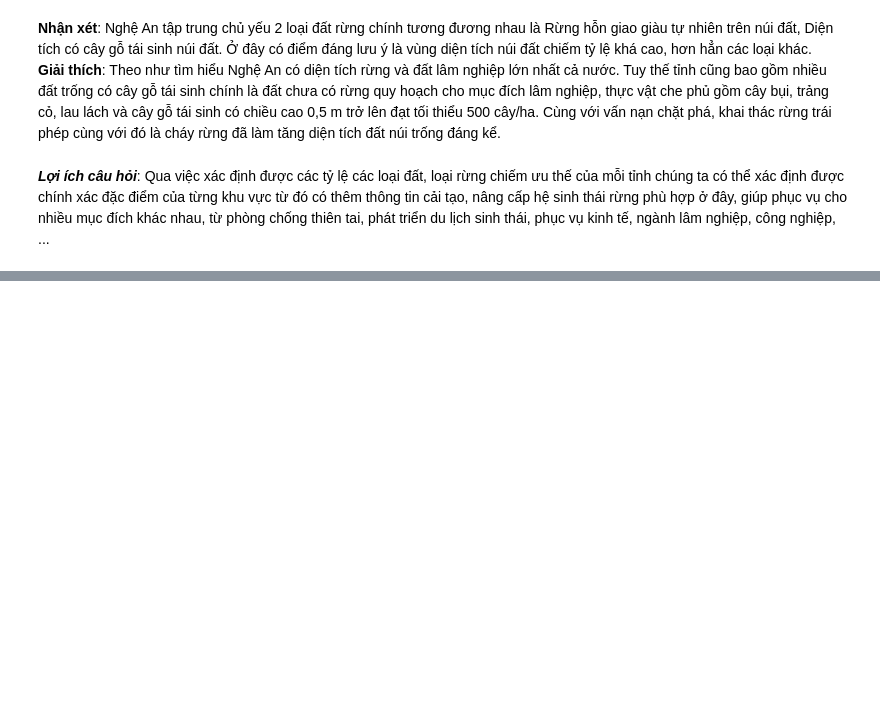
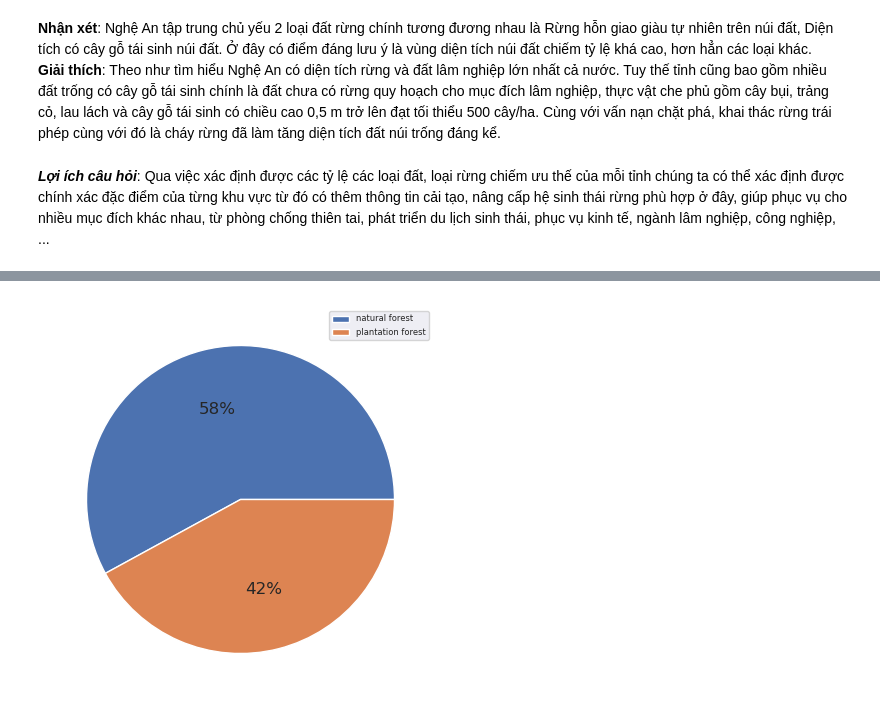
Before and after one commit to LNevaLie/Forest_Vietnam_Management_P4DS, a Jupyter notebook: Forest_Vietnam_Management.ipynb, the cells around one changed output, grey strips where cells are left out. Drawn from its saved outputs; the diff is of its cells as text; code cells hidden in the pictures; blank space fills up the shorter version.

```diff
--- a/Forest_Vietnam_Management.ipynb
+++ b/Forest_Vietnam_Management.ipynb
@@ -498,0 +515,10 @@ plt.show()
+# %%
+# Gom nhóm và đếm số lượng theo ID
+forest_type_df = forest_df.groupby(['Original resources of forest']).count().reset_index(drop=True)
+#Vẽ biểu đồ tròn
+plt.figure(figsize = (5,5))
+plt.pie(list(forest_type_df['ID']), autopct='%1.0f%%')
+plt.legend(labels = ['natural forest', 'plantation forest'], loc = 'best', fontsize = 6)
+plt.show()
+# %% [output]
+[figure, added]
```
Also changed, not shown: parts of 6 cells of this notebook.
